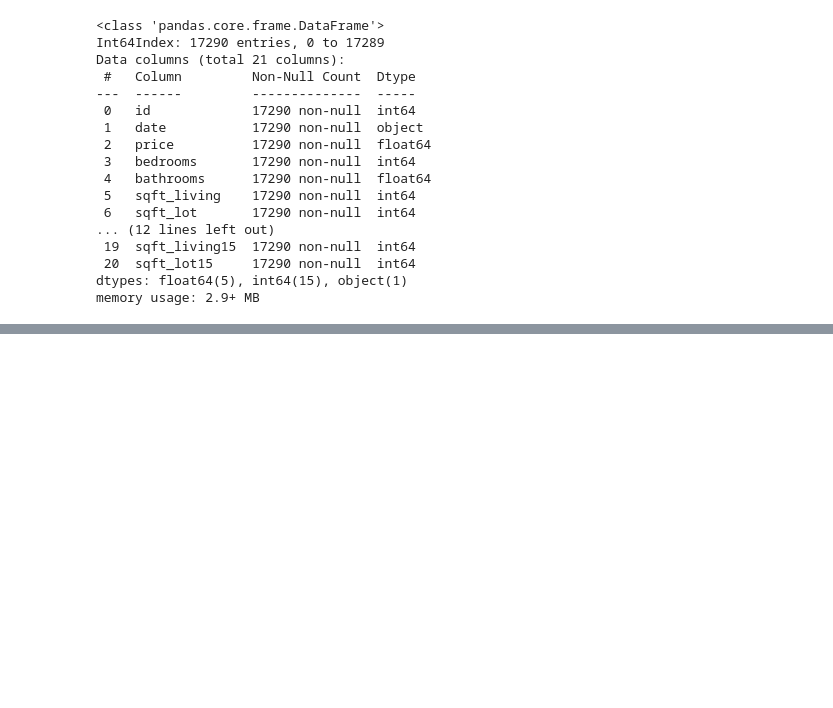
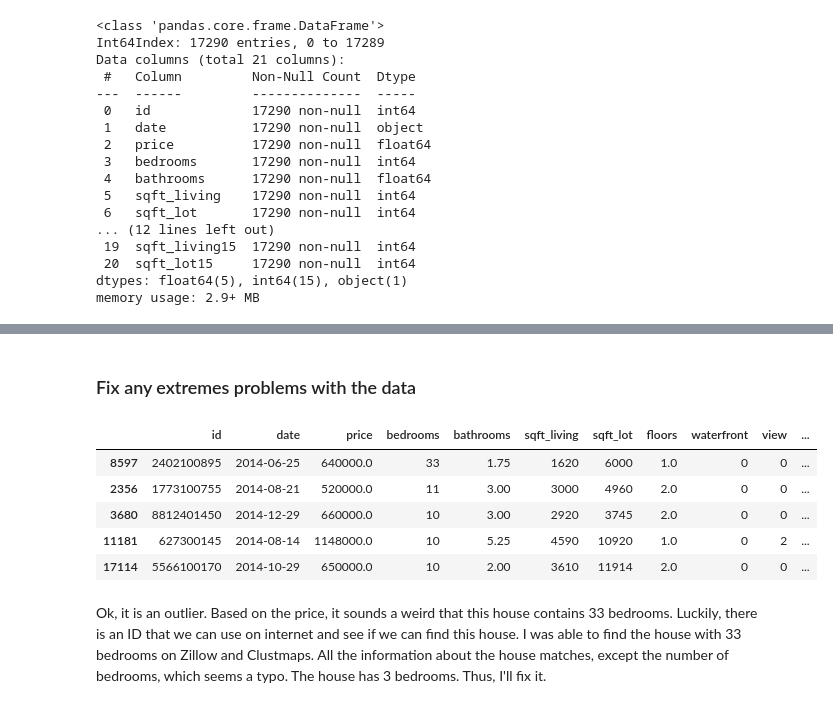
Before and after one commit to Ismaeltrevi/house-price-prediction, a Jupyter notebook: notebooks/EDA-and-feature-engineering.ipynb, the cells around one changed output, grey strips where cells are left out. Cells and saved outputs as stored; diff of their text form; code cells hidden in the pictures; blank space fills up the shorter version.

```diff
--- a/notebooks/EDA-and-feature-engineering.ipynb
+++ b/notebooks/EDA-and-feature-engineering.ipynb
@@ -86,0 +131,4 @@ memory usage: 2.9+ MB
+# %%
+# Fix the date column
+df['date'] = pd.to_datetime(df['date'])
+df.head(2)
@@ -86,0 +150,15 @@ memory usage: 2.9+ MB
+# %% [markdown]
+### Fix any extremes problems with the data
+# %%
+# Using nlargest to see the rows with the highest number of bedrooms
+df.nlargest(5,'bedrooms')
+# %% [output]
+|  | id | date | price | bedrooms | bathrooms | sqft_living | sqft_lot | floors | waterfront | view | ... |
+| 8597 | 2402100895 | 2014-06-25 | 640000.0 | 33 | 1.75 | 1620 | 6000 | 1.0 | 0 | 0 | ... |
+| 2356 | 1773100755 | 2014-08-21 | 520000.0 | 11 | 3.00 | 3000 | 4960 | 2.0 | 0 | 0 | ... |
+| 3680 | 8812401450 | 2014-12-29 | 660000.0 | 10 | 3.00 | 2920 | 3745 | 2.0 | 0 | 0 | ... |
+| 11181 | 627300145 | 2014-08-14 | 1148000.0 | 10 | 5.25 | 4590 | 10920 | 1.0 | 0 | 2 | ... |
+| 17114 | 5566100170 | 2014-10-29 | 650000.0 | 10 | 2.00 | 3610 | 11914 | 2.0 | 0 | 0 | ... |
+# %% [markdown]
+Ok, it is an outlier. Based on the price, it sounds a weird that this house contains 33 bedrooms. Luckily, there is an ID that we can use on internet and see if we can find this house.
+I was able to find the house with 33 bedrooms on Zillow and Clustmaps. All the information about the house matches, except the number of bedrooms, which seems a typo. The house has 3 bedrooms. Thus, I'll fix it.
```
Also changed, not shown: parts of 17 cells of this notebook, 1 other file.
